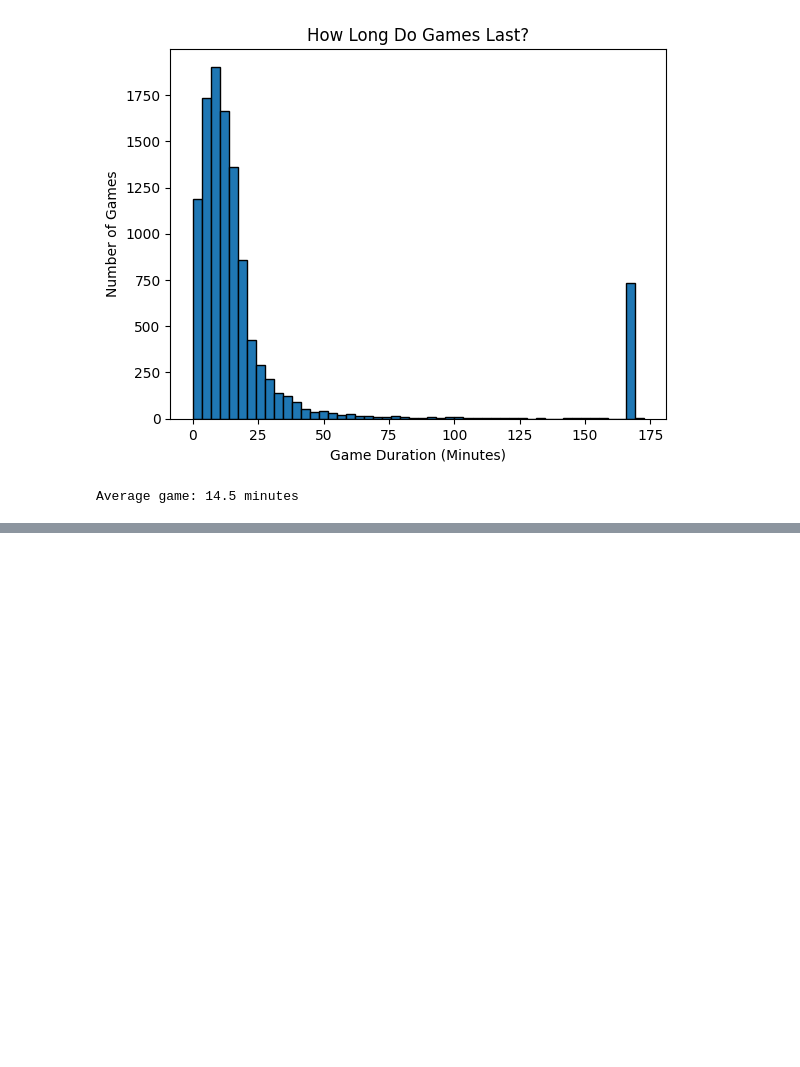
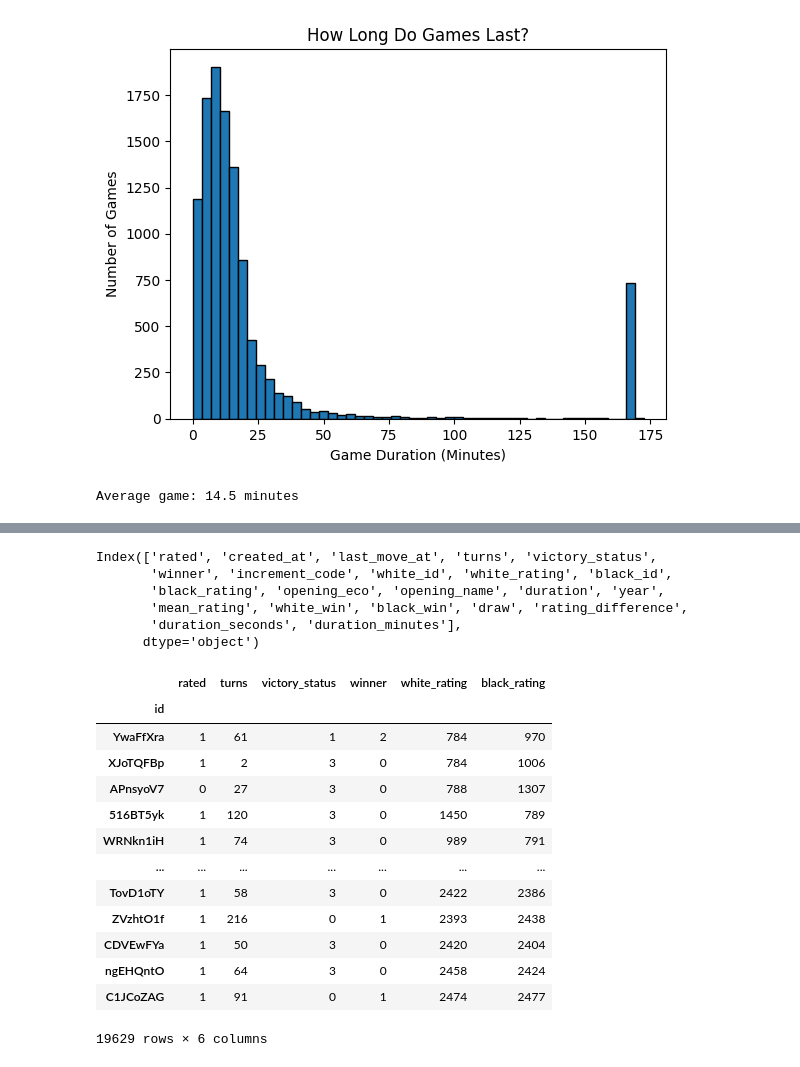
Before and after one commit to booyah-1902/AI_Mastery, a Jupyter notebook: AI-Mastery-Week-1/Machine Learning/Chess/Lichess Data Analysis.ipynb, the cells around one changed output, grey strips where cells are left out. Drawn from its saved outputs; the diff is of its cells as text; code cells hidden in the pictures; blank space fills up the shorter version.

```diff
--- a/AI-Mastery-Week-1/Machine Learning/Chess/Lichess Data Analysis.ipynb
+++ b/AI-Mastery-Week-1/Machine Learning/Chess/Lichess Data Analysis.ipynb
@@ -224,0 +326,27 @@ Optimization terminated successfully.
+# %%
+games.columns
+# %% [output]
+Index(['rated', 'created_at', 'last_move_at', 'turns', 'victory_status',
+       'winner', 'increment_code', 'white_id', 'white_rating', 'black_id',
+       'black_rating', 'opening_eco', 'opening_name', 'duration', 'year',
+       'mean_rating', 'white_win', 'black_win', 'draw', 'rating_difference',
+       'duration_seconds', 'duration_minutes'],
+      dtype='object')
+# %%
+ft_encoded = games[["rated", "turns", "victory_status", "winner", "white_rating", "black_rating"]]
+ft_encoded
+# %% [output]
+|  | rated | turns | victory_status | winner | white_rating | black_rating |
+| id |  |  |  |  |  |  |
+| YwaFfXra | 1 | 61 | 1 | 2 | 784 | 970 |
+| XJoTQFBp | 1 | 2 | 3 | 0 | 784 | 1006 |
+| APnsyoV7 | 0 | 27 | 3 | 0 | 788 | 1307 |
+| 516BT5yk | 1 | 120 | 3 | 0 | 1450 | 789 |
+| WRNkn1iH | 1 | 74 | 3 | 0 | 989 | 791 |
+| ... | ... | ... | ... | ... | ... | ... |
+| TovD1oTY | 1 | 58 | 3 | 0 | 2422 | 2386 |
+| ZVzhtO1f | 1 | 216 | 0 | 1 | 2393 | 2438 |
+| CDVEwFYa | 1 | 50 | 3 | 0 | 2420 | 2404 |
+| ngEHQntO | 1 | 64 | 3 | 0 | 2458 | 2424 |
+| C1JCoZAG | 1 | 91 | 0 | 1 | 2474 | 2477 |
+19629 rows × 6 columns
```
Also changed, not shown: parts of 16 cells of this notebook.
